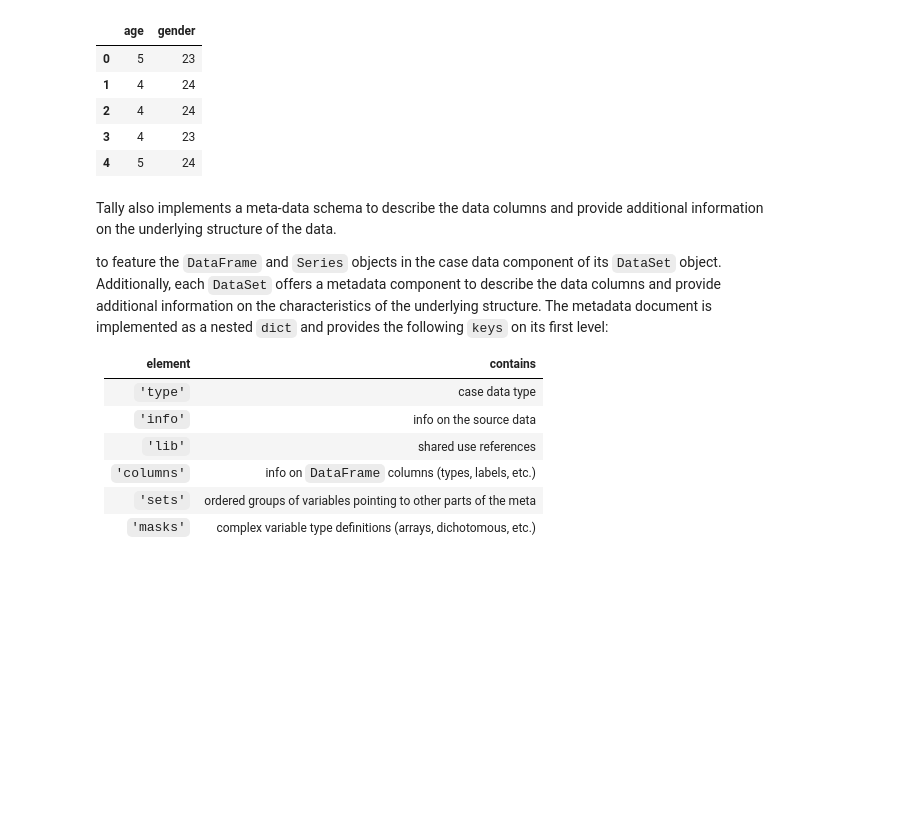
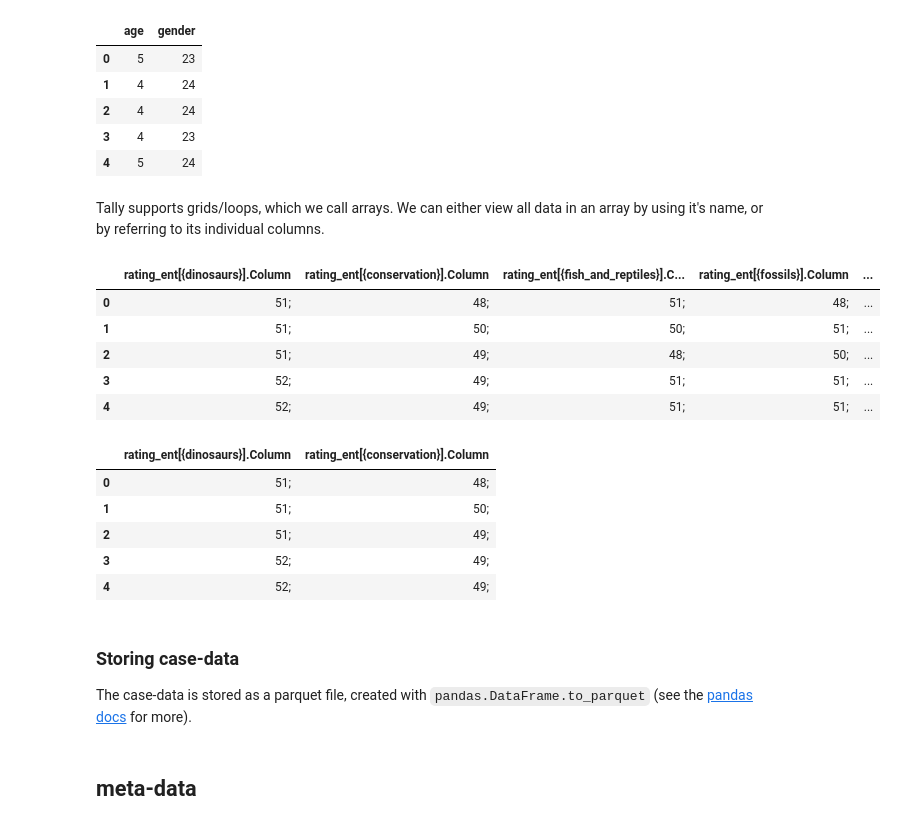
Before and after one commit to datasmoothie/tally-documentation-notebooks, a Jupyter notebook: overview_of_data_and_meta.ipynb, the cells around one changed output. Cells and saved outputs as stored; diff of their text form; code cells hidden in the pictures; blank space fills up the shorter version.

```diff
--- a/overview_of_data_and_meta.ipynb
+++ b/overview_of_data_and_meta.ipynb
@@ -1,3 +1,8 @@
+# %%
+import tally_core as tc
+import json
+from pprint import pprint
+dataset = tc.DataSet("Museums")
 # %% [markdown]
 # Data and meta-data structure
 
@@ -13,5 +26,0 @@ We can retreive the dataframe with the `data` method.
-# %%
-import quantipy as tally
-dataset = tally.DataSet("Museums")
-dataset.read_quantipy("./data/Example_Museum.json", "./data/Example_Museum.parquet")
-dataset.data().head()
@@ -38,22 +56,28 @@ dataset[['age', 'gender']].head()
 | 2 | 4 | 24 |
 | 3 | 4 | 23 |
 | 4 | 5 | 24 |
-# %% [markdown]
-Tally also implements a meta-data schema to describe the data columns
-and provide additional information on the underlying structure of the data.
-
-to feature the ``DataFrame``
-and ``Series`` objects in the case data component of its ``DataSet`` object.
-Additionally, each ``DataSet`` offers a metadata component to describe the
-data columns and provide additional information on the characteristics of the
-underlying structure. The metadata document is implemented as a nested ``dict``
-and provides the following ``keys`` on its first level:
-
-| element      | contains  |
-----------     |  ----------|
-| ``'type'``	 |   case data type|
-| ``'info'``	 |   info on the source data|
-| ``'lib'``	   | shared use references|
-| ``'columns'``|   info on ``DataFrame`` columns (types, labels, etc.)|
-| ``'sets'``	 |   ordered groups of variables pointing to other parts of the meta|
-| ``'masks'``  |   complex variable type definitions (arrays, dichotomous, etc.)|
+# %% [markdown]
+Tally supports grids/loops, which we call arrays. We can either view all data in an array by using it's name, or by referring to its individual columns.
+# %%
+dataset['rating_ent.Column'].head()
+# %% [output]
+|  | rating_ent[{dinosaurs}].Column | rating_ent[{conservation}].Column | rating_ent[{fish_and_reptiles}].C... | rating_ent[{fossils}].Column | ... |
+| 0 | 51; | 48; | 51; | 48; | ... |
+| 1 | 51; | 50; | 50; | 51; | ... |
+| 2 | 51; | 49; | 48; | 50; | ... |
+| 3 | 52; | 49; | 51; | 51; | ... |
+| 4 | 52; | 49; | 51; | 51; | ... |
+# %%
+dataset[['rating_ent[{dinosaurs}].Column', 'rating_ent[{conservation}].Column']].head()
+# %% [output]
+|  | rating_ent[{dinosaurs}].Column | rating_ent[{conservation}].Column |
+| 0 | 51; | 48; |
+| 1 | 51; | 50; |
+| 2 | 51; | 49; |
+| 3 | 52; | 49; |
+| 4 | 52; | 49; |
+# %% [markdown]
+### Storing case-data
+The case-data is stored as a parquet file, created with `pandas.DataFrame.to_parquet` (see the <a href="https://pandas.pydata.org/docs/reference/api/pandas.DataFrame.to_parquet.html">pandas docs</a> for more).
+# %% [markdown]
+## meta-data
```
Also changed, not shown: parts of 30 cells of this notebook.
